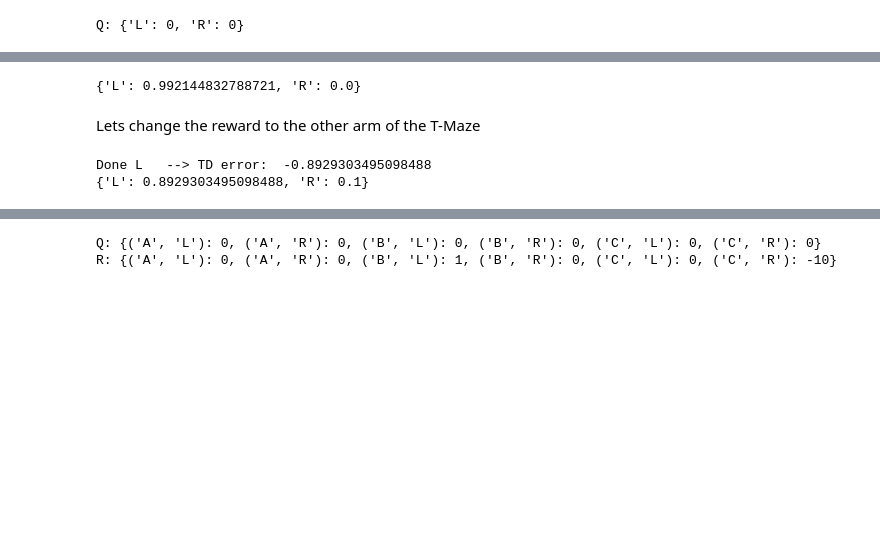
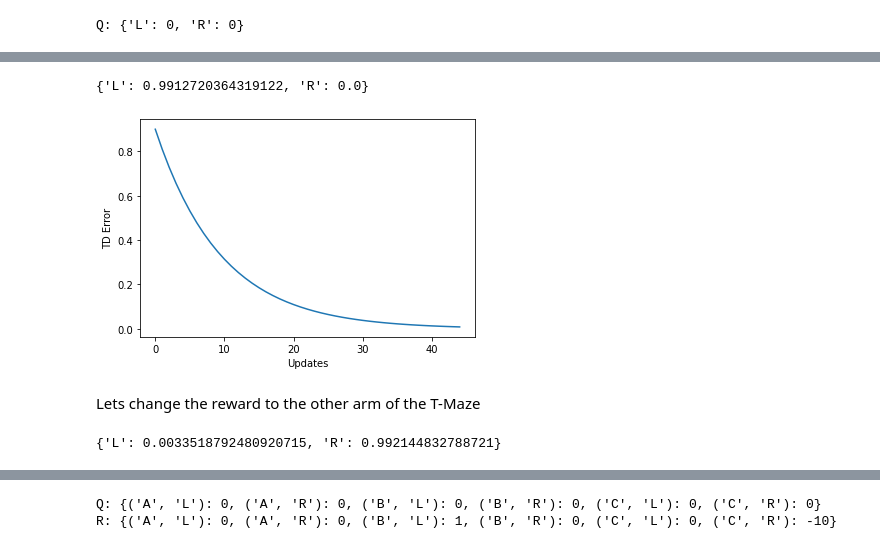
Before and after one commit to santmarti/SDIC-Code, a Jupyter notebook: notebooks/00-RL-Class-From-Scratch.ipynb, the cells around one changed output, grey strips where cells are left out. Cells and saved outputs as stored; diff of their text form; code cells hidden in the pictures; blank space fills up the shorter version.

Commit message:
Added explanations of prediction errors and plots

```diff
--- a/notebooks/00-RL-Class-From-Scratch.ipynb
+++ b/notebooks/00-RL-Class-From-Scratch.ipynb
@@ -17,20 +32,35 @@ random.choice(A)
 # %%
+td_list = []
 for _ in range(100):
     a = random.choice(A)
     Q[a] = Q[a] + alfa*(R[a] - Q[a])
+    if a == 'L':
+        td_list += [R[a] - Q[a]]
 print(Q)
 # %% [output]
-{'L': 0.992144832788721, 'R': 0.0}
+{'L': 0.9912720364319122, 'R': 0.0}
+# %%
+def plot(td_list):
+    fig, ax = plt.subplots()
+    plt.plot(td_list)
+    ax.set_xlabel('Updates')
+    ax.set_ylabel('TD Error')
+
+plot(td_list)
+# %% [output]
+[figure, added]
 # %% [markdown]
 Lets change the reward to the other arm of the T-Maze
 # %%
 R = {'L':0, 'R':1}
 # %%
-for _ in range(1):
+for _ in range(100):
     a = random.choice(A)
     Q[a] = Q[a] + alfa*(R[a] - Q[a])
-    print("Done", a, "  --> TD error: ", R[a] - Q[a])
+    #print("Done", a, "  --> TD error: ", R[a] - Q[a])
+    if a == 'L':
+        td_list += [R[a] - Q[a]]
+
 print(Q)
 # %% [output]
-Done L   --> TD error:  -0.8929303495098488
-{'L': 0.8929303495098488, 'R': 0.1}
+{'L': 0.0033518792480920715, 'R': 0.992144832788721}
```
Also changed, not shown: parts of 8 cells of this notebook.
